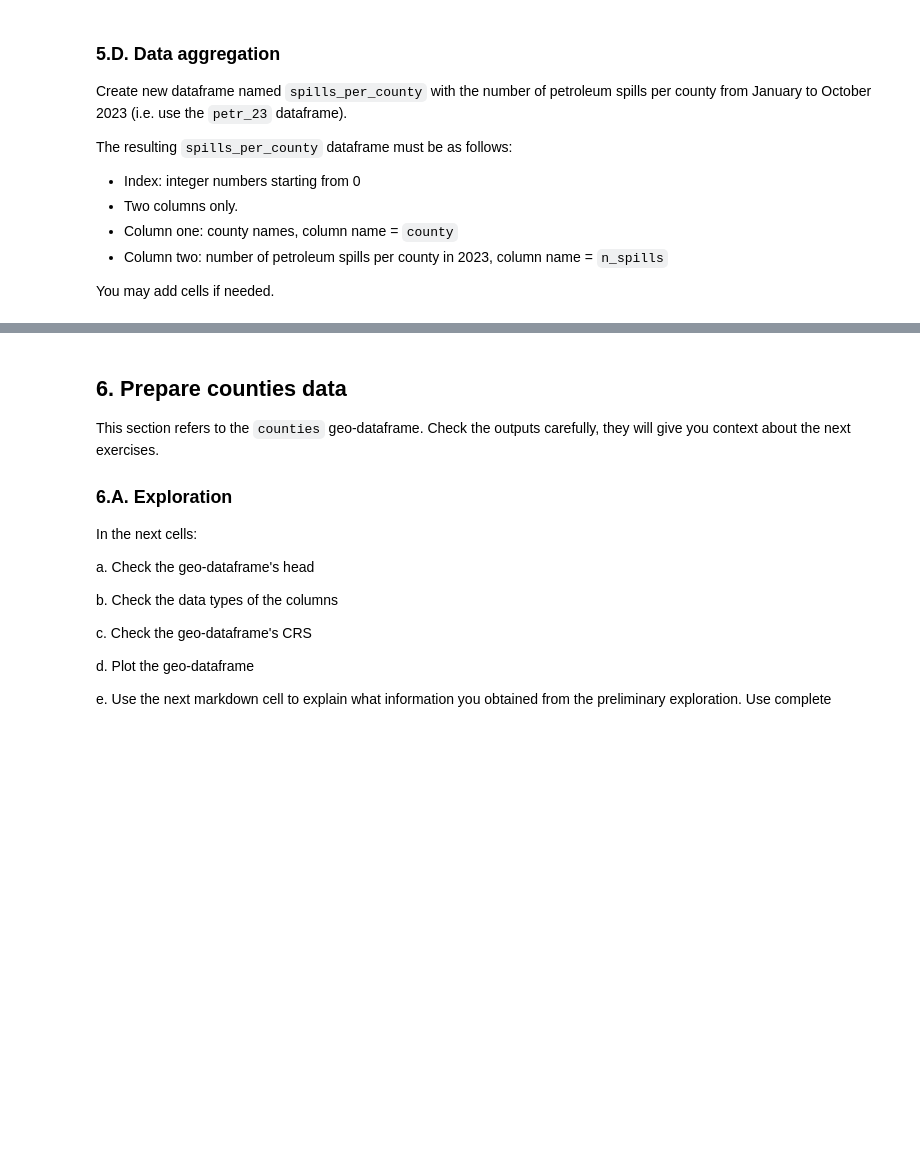
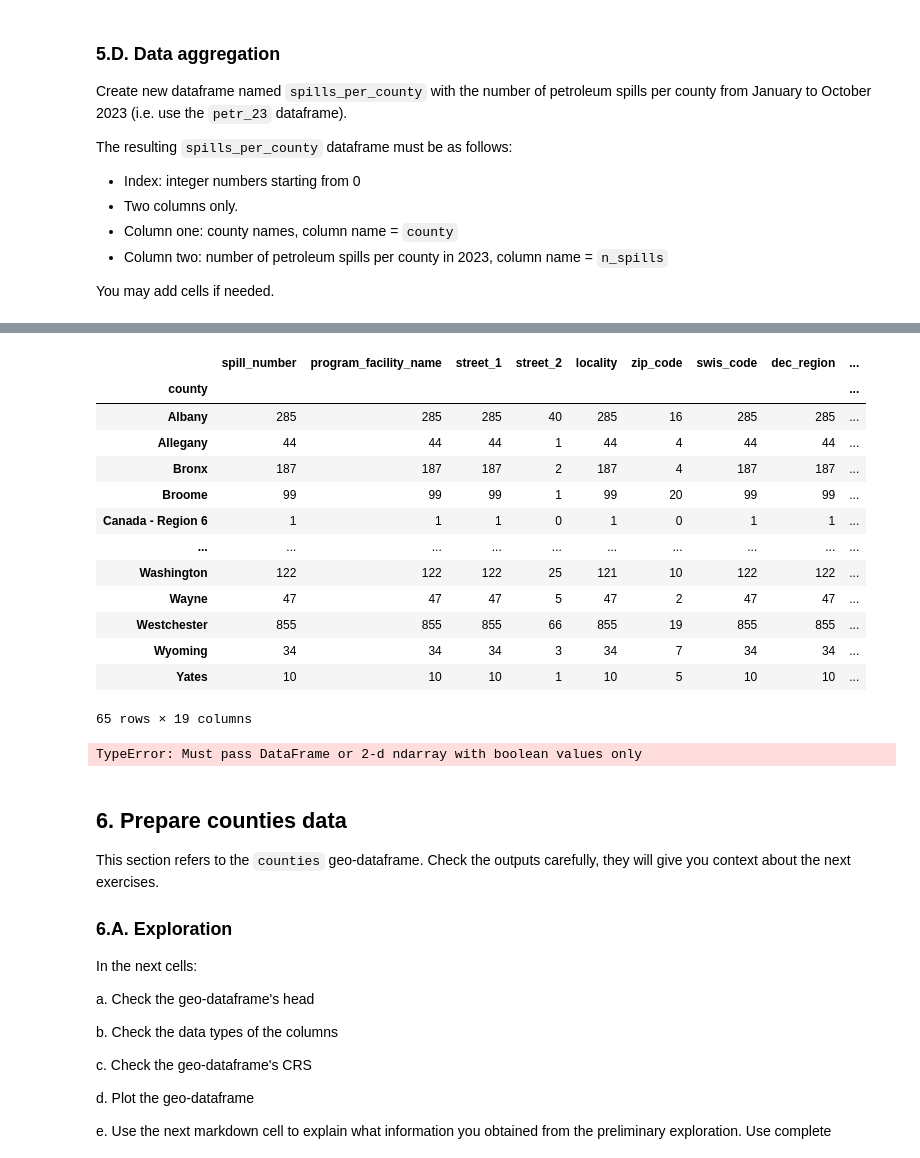
Before and after one commit to IsabellaSegarra/eds220-hwk3, a Jupyter notebook: hwk3-task1-spills.ipynb, the cells around one changed output, grey strips where cells are left out. Drawn from its saved outputs; the diff is of its cells as text; code cells hidden in the pictures; blank space fills up the shorter version.

Commit message:
Data import and initial data exploration of spills data.

```diff
--- a/hwk3-task1-spills.ipynb
+++ b/hwk3-task1-spills.ipynb
@@ -63,9 +65,7 @@ In the next cell:
 
 If you are using file paths to access the data, these should be constructed using the `os` package.
 # %%
-fp = ...
-spills = ...
+# Load in NY spills data
 
-
-fp = ...
-counties = ...
+fp_spills = os.path.join('data', 'Spill_Incidents_20251106.csv')
+spills = pd.read_csv(fp_spills)
@@ -109,3 +164,10 @@ e. Type your answer here, replacing this text.
 
 ### 5.B. Cleaning
 a. Simplify column names as needed.
+# %%
+# Lower case all column names and replace spaces with '_'
+spills.columns = (spills.columns
+                  .str.lower()
+                  .str.replace(' ','_')
+                )
+print(spills.columns, '\n')
@@ -118,3 +207,7 @@ b. Update column data types as needed *for this analysis*.
+# %%
+# Update 'spill_date', 'received_date', 'close_date'
+spills[['spill_date', 'received_date', 'close_date']] = spills[
+    ['spill_date', 'received_date', 'close_date']].apply(pd.to_datetime)
 # %% [markdown]
 <!-- END QUESTION -->
 
@@ -125,0 +234,4 @@ a. Select data about petroleum spills that took place between January 1st 2023,
+# %%
+petr_23 = spills[(spills['spill_date'] >= '2023-01-01') & (spills['spill_date'] <= '2023-10-31')]
+
+petr_23.head()
@@ -153,0 +297,21 @@ You may add cells if needed.
+# %%
+petr_23.groupby('county').count()
+# %% [output]
+|  | spill_number | program_facility_name | street_1 | street_2 | locality | zip_code | swis_code | dec_region | ... |
+| county |  |  |  |  |  |  |  |  | ... |
+| Albany | 285 | 285 | 285 | 40 | 285 | 16 | 285 | 285 | ... |
+| Allegany | 44 | 44 | 44 | 1 | 44 | 4 | 44 | 44 | ... |
+| Bronx | 187 | 187 | 187 | 2 | 187 | 4 | 187 | 187 | ... |
+| Broome | 99 | 99 | 99 | 1 | 99 | 20 | 99 | 99 | ... |
+| Canada - Region 6 | 1 | 1 | 1 | 0 | 1 | 0 | 1 | 1 | ... |
+| ... | ... | ... | ... | ... | ... | ... | ... | ... | ... |
+| Washington | 122 | 122 | 122 | 25 | 121 | 10 | 122 | 122 | ... |
+| Wayne | 47 | 47 | 47 | 5 | 47 | 2 | 47 | 47 | ... |
+| Westchester | 855 | 855 | 855 | 66 | 855 | 19 | 855 | 855 | ... |
+| Wyoming | 34 | 34 | 34 | 3 | 34 | 7 | 34 | 34 | ... |
+| Yates | 10 | 10 | 10 | 1 | 10 | 5 | 10 | 10 | ... |
+65 rows × 19 columns
+# %%
+petr_23[n_spills] = petr_23.groupby('county').count()
+# %% [output]
+TypeError: Must pass DataFrame or 2-d ndarray with boolean values only
```
Also changed, not shown: parts of 16 cells of this notebook.
